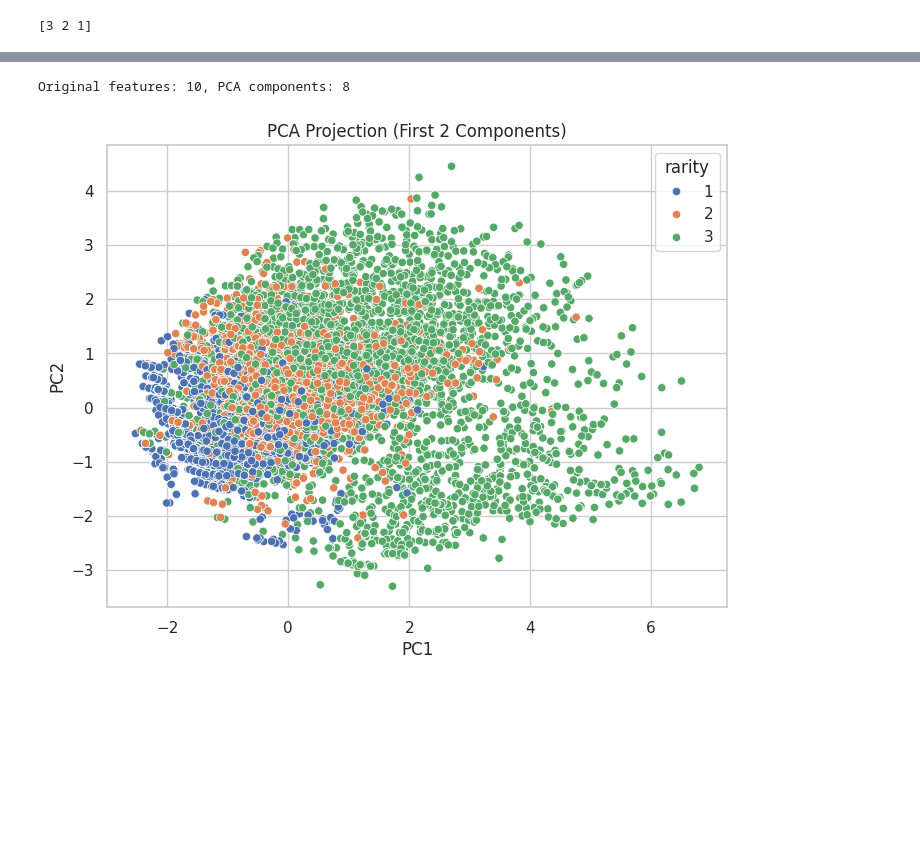
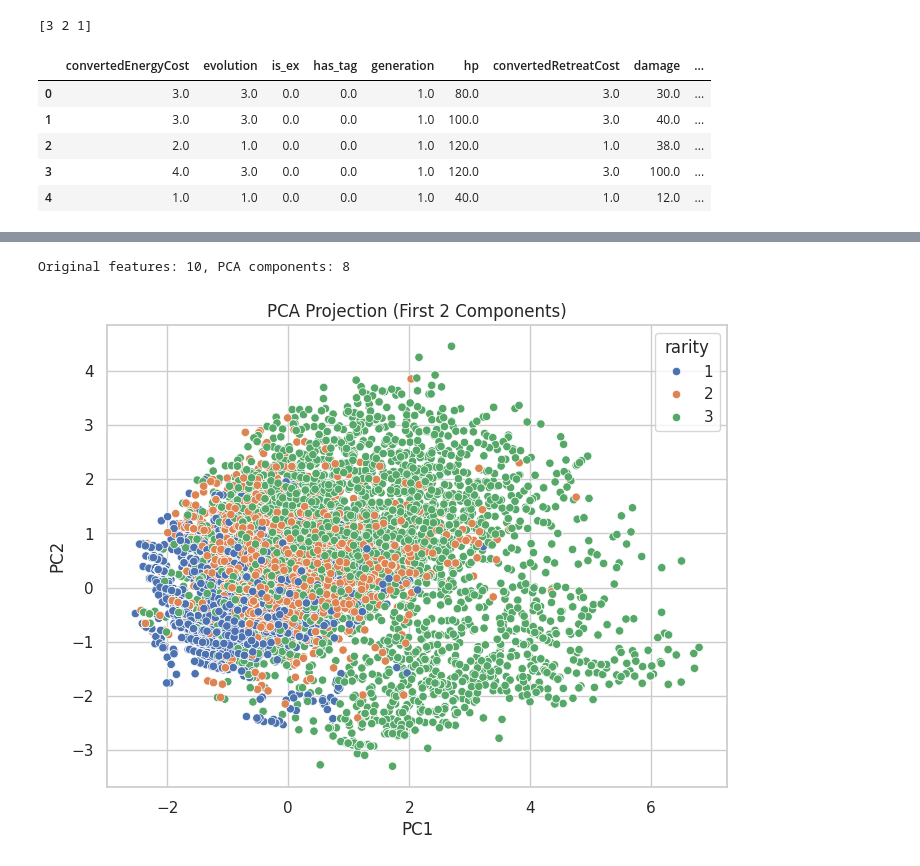
Before and after one commit to filipedmtm/mlpKnnProject, a Jupyter notebook: pokemon_rarity_classification.ipynb, the cells around one changed output, grey strips where cells are left out. Saved outputs shown, nothing was run; the diff lists cells and outputs as text; code cells hidden in the pictures; blank space fills up the shorter version.

```diff
--- a/pokemon_rarity_classification.ipynb
+++ b/pokemon_rarity_classification.ipynb
@@ -257,3 +246,12 @@ for col in X_out.columns:
 # %%
 imputer = KNNImputer(n_neighbors=5)
 X_imputed = pd.DataFrame(imputer.fit_transform(X_out), columns=X_out.columns)
+# %%
+X_imputed.head()
+# %% [output]
+|  | convertedEnergyCost | evolution | is_ex | has_tag | generation | hp | convertedRetreatCost | damage | ... |
+| 0 | 3.0 | 3.0 | 0.0 | 0.0 | 1.0 | 80.0 | 3.0 | 30.0 | ... |
+| 1 | 3.0 | 3.0 | 0.0 | 0.0 | 1.0 | 100.0 | 3.0 | 40.0 | ... |
+| 2 | 2.0 | 1.0 | 0.0 | 0.0 | 1.0 | 120.0 | 1.0 | 38.0 | ... |
+| 3 | 4.0 | 3.0 | 0.0 | 0.0 | 1.0 | 120.0 | 3.0 | 100.0 | ... |
+| 4 | 1.0 | 1.0 | 0.0 | 0.0 | 1.0 | 40.0 | 1.0 | 12.0 | ... |
```
Also changed, not shown: parts of 7 cells of this notebook.
